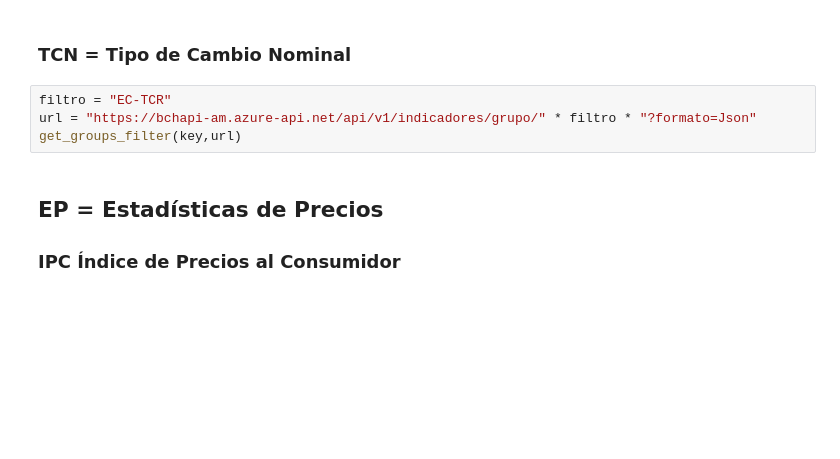
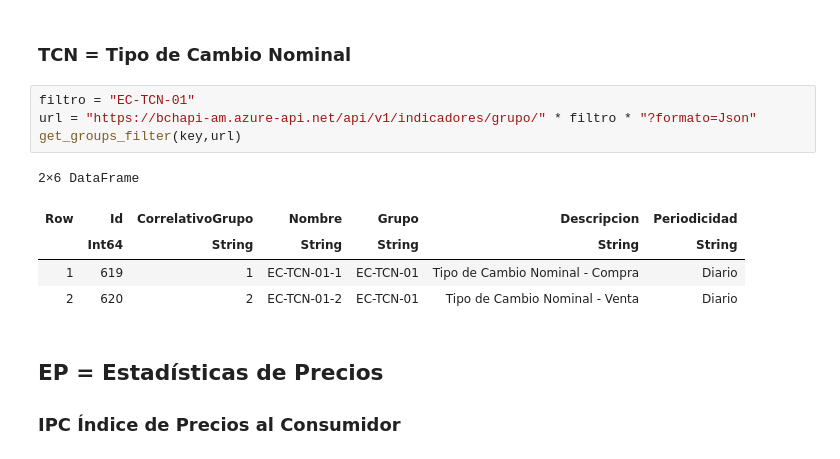
Before and after one commit to investigacioneconomicabch/BCH_Webpge, a Jupyter notebook: BCH_API_Julia.ipynb, the cells around one changed output. Cells and saved outputs as stored; diff of their text form; blank space fills up the shorter version.

```diff
--- a/BCH_API_Julia.ipynb
+++ b/BCH_API_Julia.ipynb
@@ -1182,9 +2316,15 @@ get_groups_filter(key,url)
 # %% [markdown]
 ### TCN = Tipo de Cambio Nominal
 # %%
-filtro = "EC-TCR"
+filtro = "EC-TCN-01"
 url = "https://bchapi-am.azure-api.net/api/v1/indicadores/grupo/" * filtro * "?formato=Json"
 get_groups_filter(key,url)
+# %% [output]
+2×6 DataFrame
+| Row | Id | CorrelativoGrupo | Nombre | Grupo | Descripcion | Periodicidad |
+|  | Int64 | String | String | String | String | String |
+| 1 | 619 | 1 | EC-TCN-01-1 | EC-TCN-01 | Tipo de Cambio Nominal - Compra | Diario |
+| 2 | 620 | 2 | EC-TCN-01-2 | EC-TCN-01 | Tipo de Cambio Nominal - Venta | Diario |
 # %% [markdown]
 ## EP = Estadísticas de Precios
 
```
Also changed, not shown: parts of 90 cells of this notebook, 7 other files.
